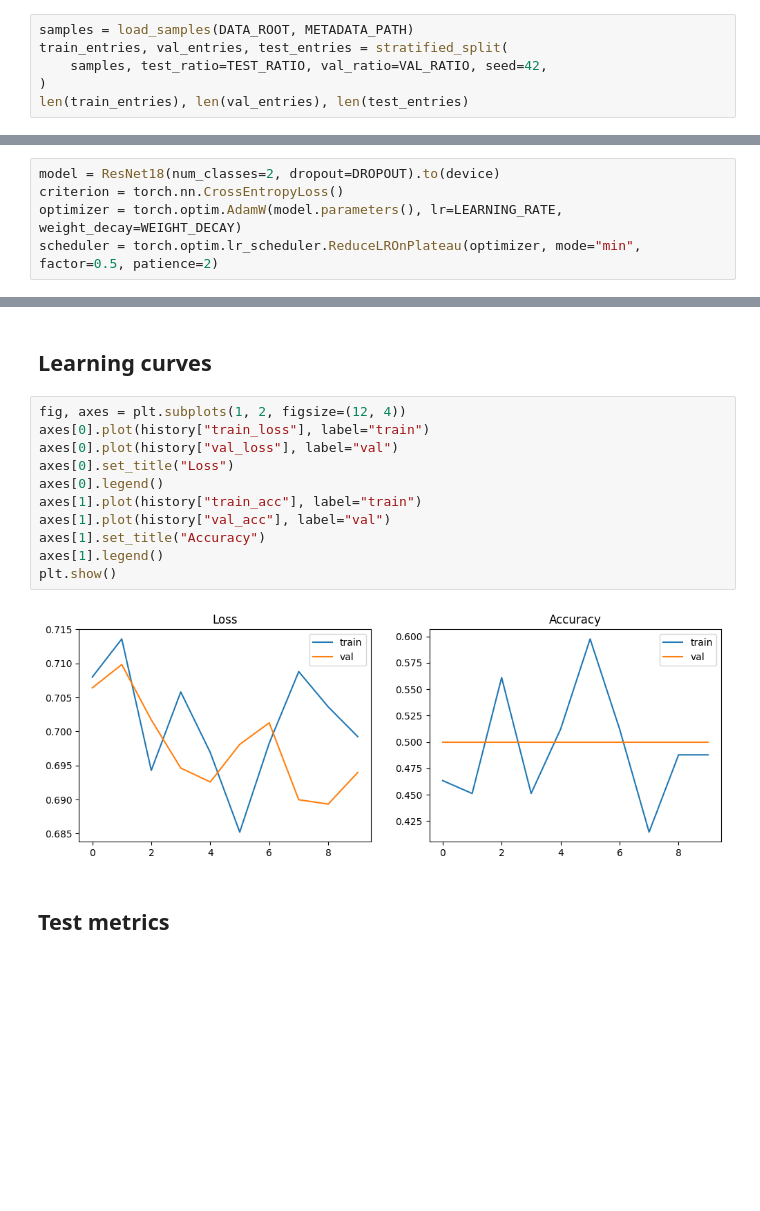
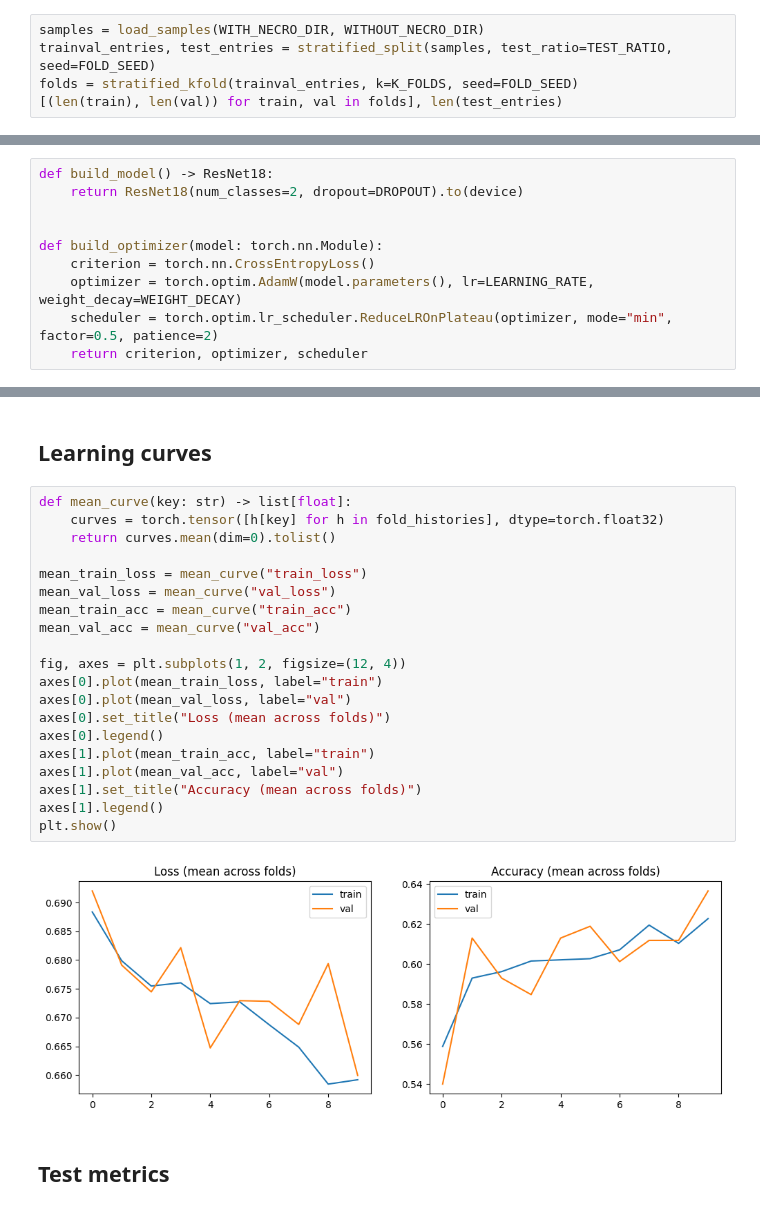
Before and after one commit to snailUlitka/tazotron, a Jupyter notebook: notebooks/resnet18/train.ipynb, the cells around one changed output, grey strips where cells are left out. Saved outputs shown, nothing was run; the diff lists cells and outputs as text; blank space fills up the shorter version.

Commit message:
refactor: train resnet18

```diff
--- a/notebooks/resnet18/train.ipynb
+++ b/notebooks/resnet18/train.ipynb
@@ -113,9 +125,8 @@ class XrayDataset(Dataset):
 # %% [markdown]
 ### Build splits
 # %%
-samples = load_samples(DATA_ROOT, METADATA_PATH)
-train_entries, val_entries, test_entries = stratified_split(
-    samples, test_ratio=TEST_RATIO, val_ratio=VAL_RATIO, seed=42,
-)
-len(train_entries), len(val_entries), len(test_entries)
+samples = load_samples(WITH_NECRO_DIR, WITHOUT_NECRO_DIR)
+trainval_entries, test_entries = stratified_split(samples, test_ratio=TEST_RATIO, seed=FOLD_SEED)
+folds = stratified_kfold(trainval_entries, k=K_FOLDS, seed=FOLD_SEED)
+[(len(train), len(val)) for train, val in folds], len(test_entries)
 # %% [output]
@@ -169,10 +179,15 @@ len(train_ds), len(val_ds), len(test_ds)
 # %% [markdown]
 ## Model & optimizer
 # %%
-model = ResNet18(num_classes=2, dropout=DROPOUT).to(device)
-criterion = torch.nn.CrossEntropyLoss()
-optimizer = torch.optim.AdamW(model.parameters(), lr=LEARNING_RATE, weight_decay=WEIGHT_DECAY)
-scheduler = torch.optim.lr_scheduler.ReduceLROnPlateau(optimizer, mode="min", factor=0.5, patience=2)
+def build_model() -> ResNet18:
+    return ResNet18(num_classes=2, dropout=DROPOUT).to(device)
+
+
+def build_optimizer(model: torch.nn.Module):
+    criterion = torch.nn.CrossEntropyLoss()
+    optimizer = torch.optim.AdamW(model.parameters(), lr=LEARNING_RATE, weight_decay=WEIGHT_DECAY)
+    scheduler = torch.optim.lr_scheduler.ReduceLROnPlateau(optimizer, mode="min", factor=0.5, patience=2)
+    return criterion, optimizer, scheduler
 # %% [markdown]
 ## Train
 # %%
@@ -228,18 +314,27 @@ Epoch 10/10 - train_loss 0.6992 acc 0.488 | val_loss 0.6940 acc 0.500
 # %% [markdown]
 ## Learning curves
 # %%
+def mean_curve(key: str) -> list[float]:
+    curves = torch.tensor([h[key] for h in fold_histories], dtype=torch.float32)
+    return curves.mean(dim=0).tolist()
+
+mean_train_loss = mean_curve("train_loss")
+mean_val_loss = mean_curve("val_loss")
+mean_train_acc = mean_curve("train_acc")
+mean_val_acc = mean_curve("val_acc")
+
 fig, axes = plt.subplots(1, 2, figsize=(12, 4))
-axes[0].plot(history["train_loss"], label="train")
-axes[0].plot(history["val_loss"], label="val")
-axes[0].set_title("Loss")
+axes[0].plot(mean_train_loss, label="train")
+axes[0].plot(mean_val_loss, label="val")
+axes[0].set_title("Loss (mean across folds)")
 axes[0].legend()
-axes[1].plot(history["train_acc"], label="train")
-axes[1].plot(history["val_acc"], label="val")
-axes[1].set_title("Accuracy")
+axes[1].plot(mean_train_acc, label="train")
+axes[1].plot(mean_val_acc, label="val")
+axes[1].set_title("Accuracy (mean across folds)")
 axes[1].legend()
 plt.show()
 # %% [output]
-[figure, old version]
+[figure, new version]
 # %% [markdown]
 ## Test metrics
 # %%
```
Also changed, not shown: parts of 8 cells of this notebook.
